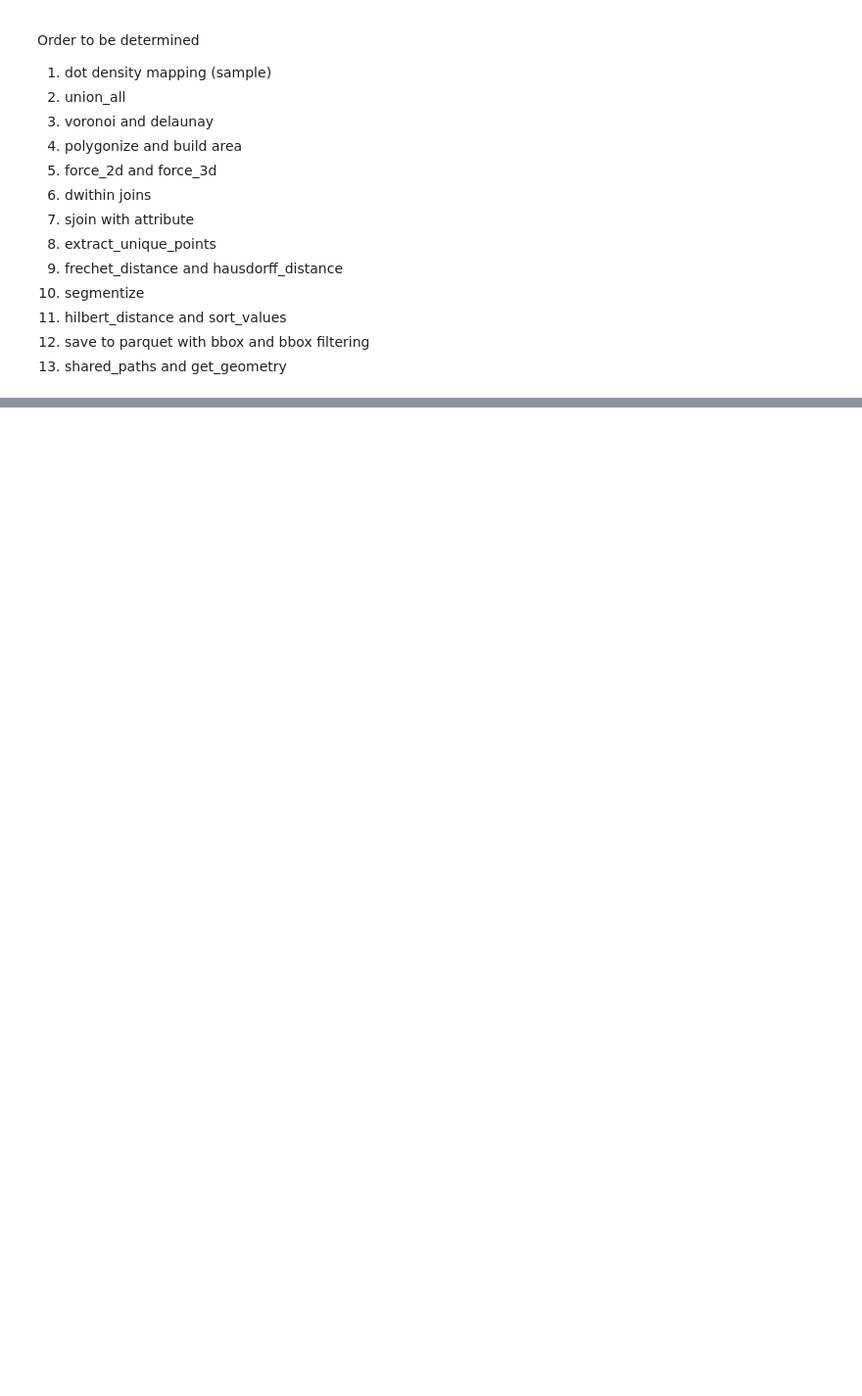
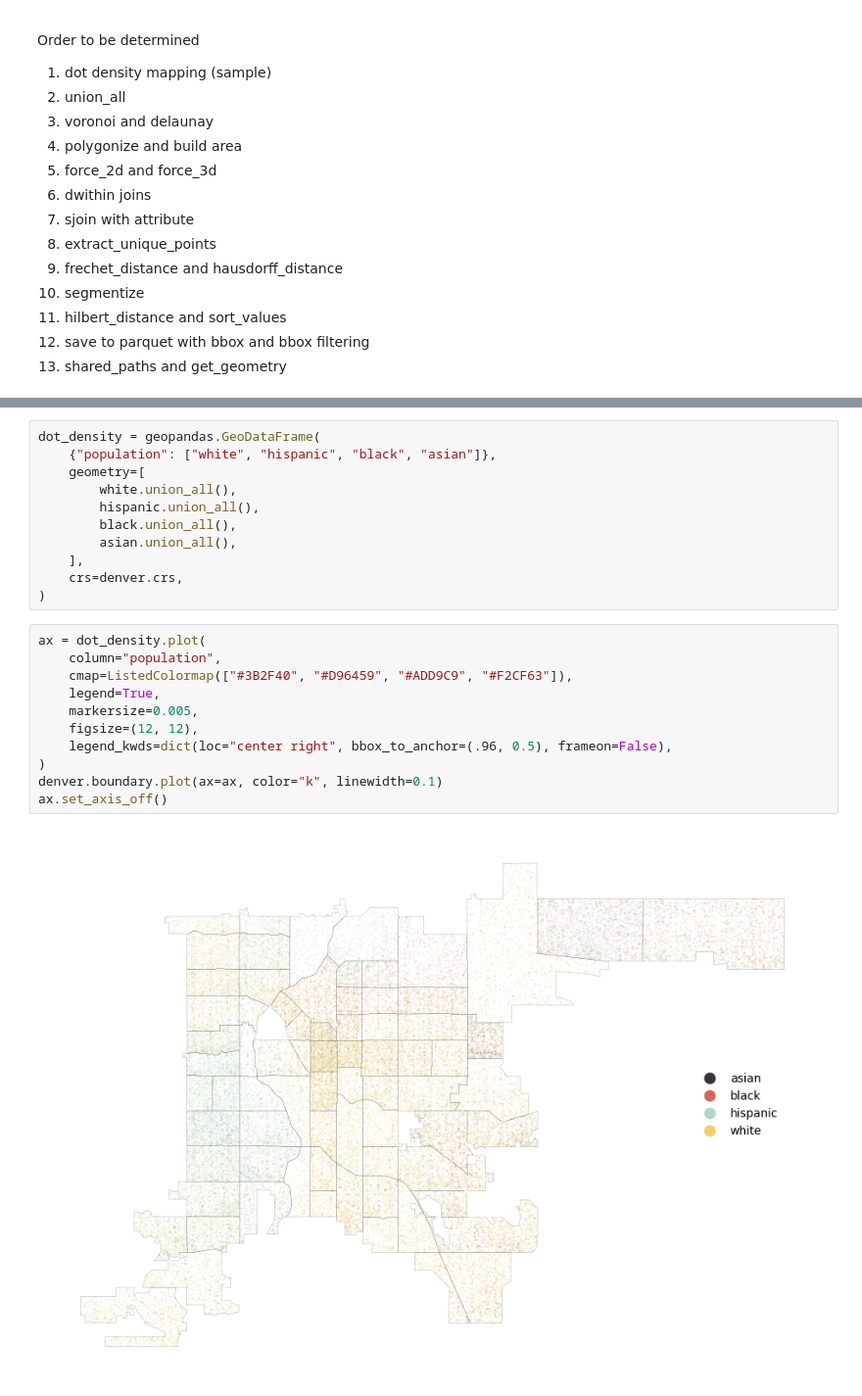
Before and after one commit to martinfleis/geopandas-one-workshop, a Jupyter notebook: GeoPython2024.ipynb, the cells around one changed output, grey strips where cells are left out. Shown at 98% size. Saved outputs shown, nothing was run; the diff lists cells and outputs as text; blank space fills up the shorter version.

Commit message:
dot density, union

```diff
--- a/GeoPython2024.ipynb
+++ b/GeoPython2024.ipynb
@@ -44,0 +108,24 @@ Order to be determined
+# %%
+dot_density = geopandas.GeoDataFrame(
+    {"population": ["white", "hispanic", "black", "asian"]},
+    geometry=[
+        white.union_all(),
+        hispanic.union_all(),
+        black.union_all(),
+        asian.union_all(),
+    ],
+    crs=denver.crs,
+)
+# %%
+ax = dot_density.plot(
+    column="population",
+    cmap=ListedColormap(["#3B2F40", "#D96459", "#ADD9C9", "#F2CF63"]),
+    legend=True,
+    markersize=0.005,
+    figsize=(12, 12),
+    legend_kwds=dict(loc="center right", bbox_to_anchor=(.96, 0.5), frameon=False),
+)
+denver.boundary.plot(ax=ax, color="k", linewidth=0.1)
+ax.set_axis_off()
+# %% [output]
+[figure, added]
```
Also changed, not shown: parts of 18 cells of this notebook, 3 other files.
